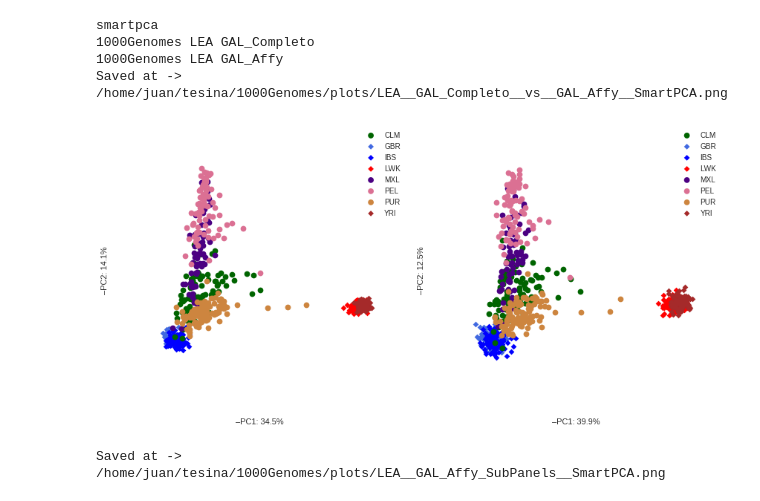
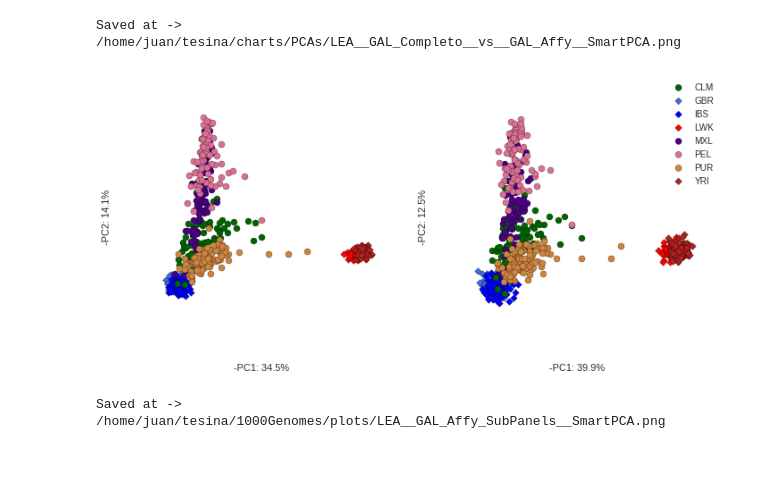
Before and after one commit to jmberros/ancestrator, a Jupyter notebook: PCA.ipynb, the cells around one changed output. Cells and saved outputs as stored; diff of their text form; code cells hidden in the pictures; blank space fills up the shorter version.

```diff
--- a/PCA.ipynb
+++ b/PCA.ipynb
@@ -10,40 +11,37 @@ from itertools import product
 # %%
 sns.set_context('notebook')
 sns.set_style('white')
 
 panel_labels = ['GAL_Completo', 'GAL_Affy']
 samplegroup_labels = ['LEA']
 source_labels = ['1000Genomes']
 components = [['PC1', 'PC2']]
 implementations = ['smartpca']
 
 combos = list(product(source_labels, samplegroup_labels, panel_labels, components))
 
 
 for implementation in implementations:
-    print(implementation)
-
-    plotw, ploth = 6, 6
+    plotw, ploth = 5, 5
     ncols, nrows = len(list(combos)), 1
     fig = plt.figure(figsize=(ncols * plotw, nrows * ploth))
     ax_ids = list(np.arange(ncols * nrows) + 1)
 
     for s, sg, p, components in combos:
-        print(s, sg, p)
         dataset = Dataset(s, sg, p)
         smartpca = dataset.pca(implementation=implementation)
-        smartpca.plot(ax=fig.add_subplot(nrows, ncols, ax_ids.pop(0)), components_to_plot=components)
+        ax = smartpca.plot(ax=fig.add_subplot(nrows, ncols, ax_ids.pop(0)),
+                           components_to_plot=components)
+        if dataset.panel.label == 'GAL_Completo':
+            ax.legend_.set_visible(False)
 
     sns.despine(left=True, bottom=True)
     plt.tight_layout()
-    smartpca.savefig(filename='LEA__GAL_Completo__vs__GAL_Affy__SmartPCA')
+    smartpca.savefig(filename='/home/juan/tesina/charts/PCAs/LEA__GAL_Completo__vs__GAL_Affy__SmartPCA')
     plt.show()
 # %% [output]
-smartpca
-1000Genomes LEA GAL_Completo
-1000Genomes LEA GAL_Affy
-Saved at -> /home/juan/tesina/1000Genomes/plots/LEA__GAL_Completo__vs__GAL_Affy__SmartPCA.png
+Saved at -> /home/juan/tesina/charts/PCAs/LEA__GAL_Completo__vs__GAL_Affy__SmartPCA.png
-[figure, old version]
+[figure, new version]
 # %%
 sns.set_context('notebook', font_scale=2.5)
 sns.set_style('white')
```
Also changed, not shown: parts of 6 cells of this notebook, 4 other files.
